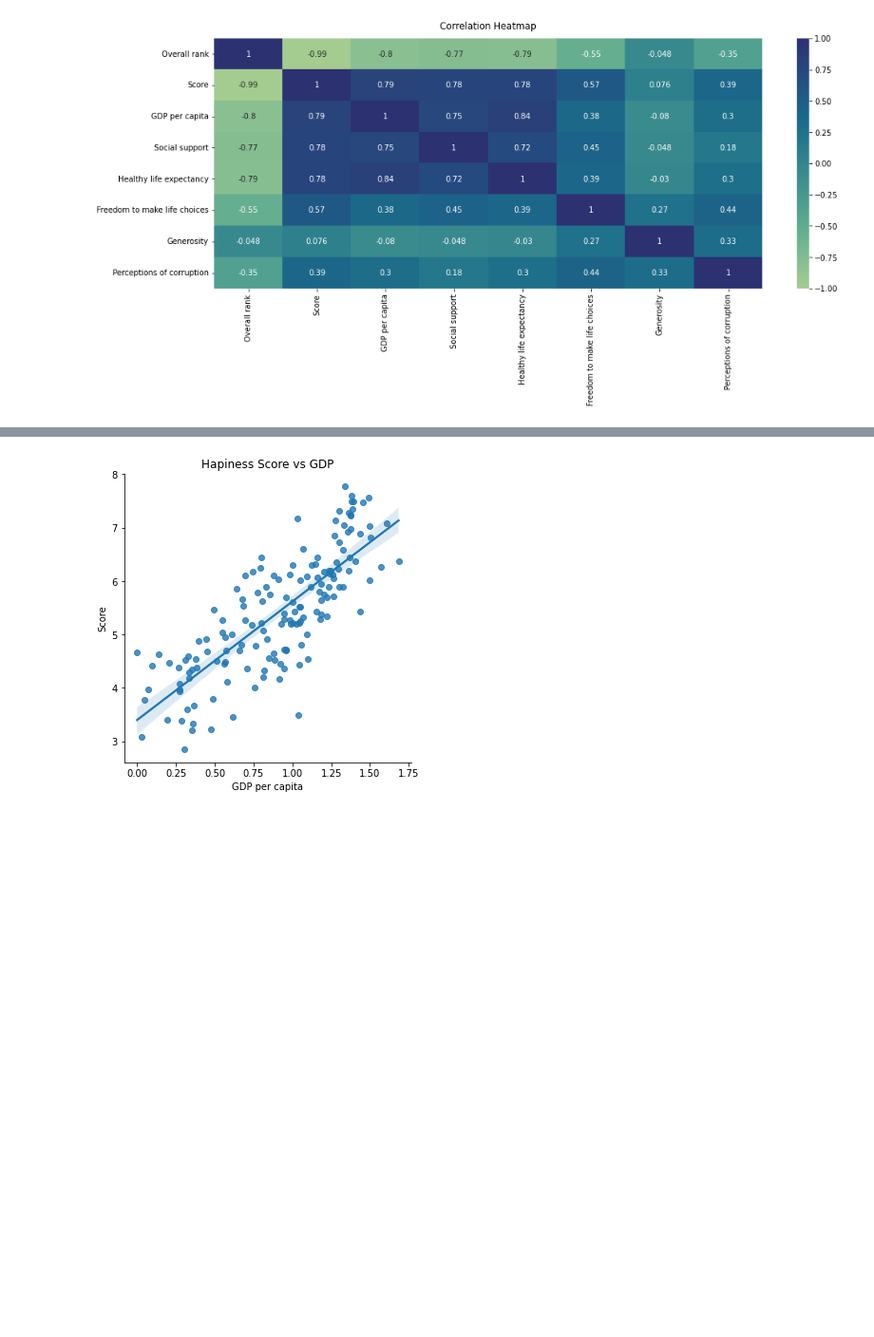
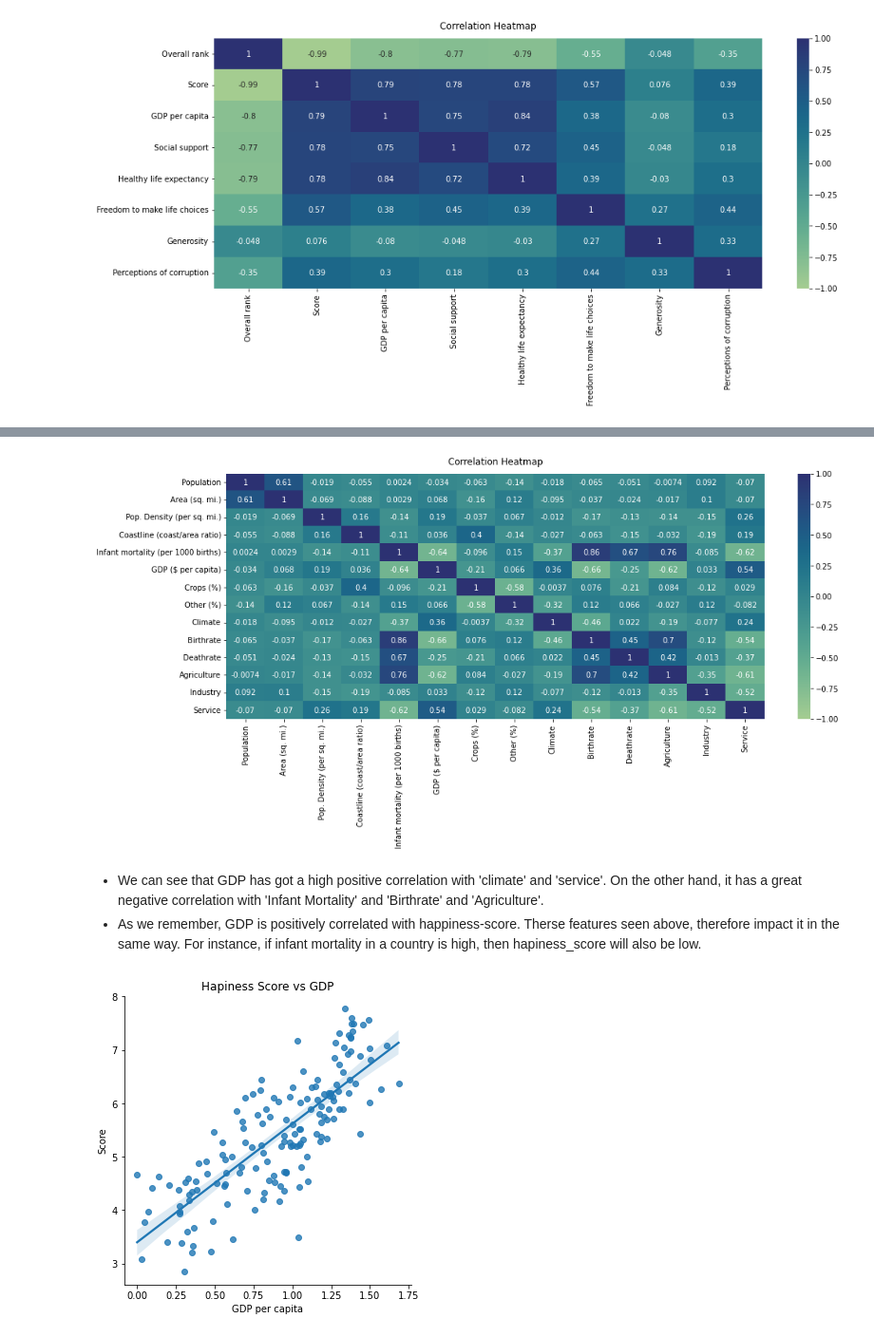
Before and after one commit to RafaelDjamous/rafaeldjamous.github.io, a Jupyter notebook: milestone2_project.ipynb, the cells around one changed output, grey strips where cells are left out. Shown at 95% size. Saved outputs shown, nothing was run; the diff lists cells and outputs as text; code cells hidden in the pictures; blank space fills up the shorter version.

```diff
--- a/milestone2_project.ipynb
+++ b/milestone2_project.ipynb
@@ -315,0 +374,2 @@ plt.savefig('Heatmap_df.png')
+# %%
+gdp = pd.read_csv('./gdp-prediction-dataset/world.csv')
@@ -315,0 +429,2 @@ plt.savefig('Heatmap_df.png')
+# %%
+gdp = gdp.dropna()
@@ -315,0 +435,2 @@ plt.savefig('Heatmap_df.png')
+# %%
+gdp = gdp.replace(',', '.', regex=True)
@@ -315,0 +456,15 @@ plt.savefig('Heatmap_df.png')
+# %%
+#Let us convert the object type columns to numeric
+gdp['Population'] = pd.to_numeric(gdp['Population'])
+gdp['Area (sq. mi.)'] = pd.to_numeric(gdp['Area (sq. mi.)'])
+gdp['Pop. Density (per sq. mi.)'] = pd.to_numeric(gdp['Pop. Density (per sq. mi.)'])
+gdp['Coastline (coast/area ratio)'] = pd.to_numeric(gdp['Coastline (coast/area ratio)'])
+gdp['Infant mortality (per 1000 births)'] = pd.to_numeric(gdp['Infant mortality (per 1000 births)'])
+gdp['Crops (%)'] = pd.to_numeric(gdp['Crops (%)'])
+gdp['Other (%)'] = pd.to_numeric(gdp['Other (%)'])
+gdp['Climate'] = pd.to_numeric(gdp['Climate'])
+gdp['Birthrate'] = pd.to_numeric(gdp['Birthrate'])
+gdp['Deathrate'] = pd.to_numeric(gdp['Deathrate'])
+gdp['Agriculture'] = pd.to_numeric(gdp['Agriculture'])
+gdp['Industry'] = pd.to_numeric(gdp['Industry'])
+gdp['Service'] = pd.to_numeric(gdp['Service'])
@@ -316,3 +490,13 @@ plt.savefig('Heatmap_df.png')
+# %%
+#Let us visualize this
+plt.figure(figsize=(16, 6))
+heatmap = sns.heatmap(gdp.corr(), vmin=-1, vmax=1, annot=True,cmap="crest")
+heatmap.set_title('Correlation Heatmap', fontdict={'fontsize':12}, pad=12);
+# %% [output]
+[figure, added]
+# %% [markdown]
+- We can see that GDP has got a high positive correlation with 'climate' and 'service'. On the other hand, it has a great negative correlation with 'Infant Mortality' and 'Birthrate' and 'Agriculture'.
+- As we remember, GDP is positively correlated with happiness-score. Therse features seen above, therefore impact it in the same way. For instance, if infant mortality in a country is high, then hapiness_score will also be low.
 # %%
 sns.lmplot(x='GDP per capita', y='Score',data=df,fit_reg=True)
 plt.title('Hapiness Score vs GDP')
```
Also changed, not shown: parts of 36 cells of this notebook, 2 other files.
